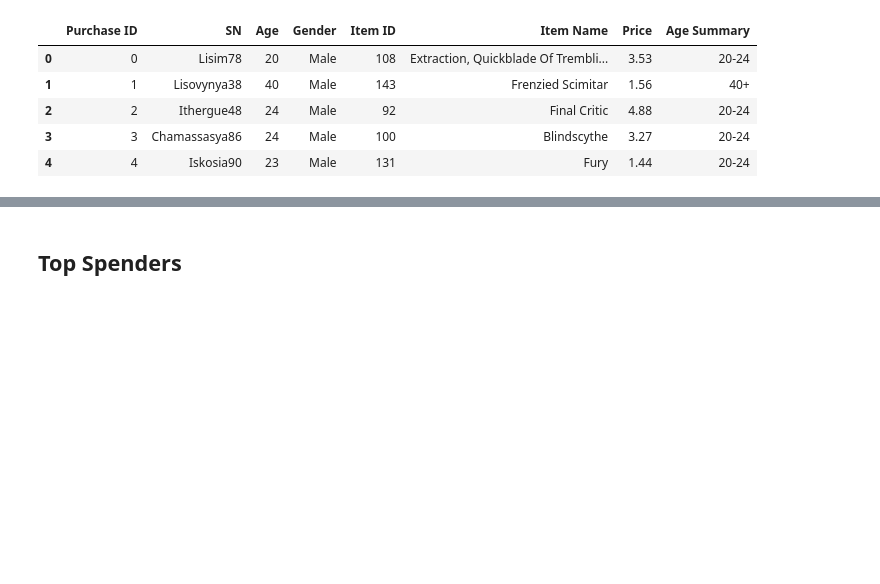
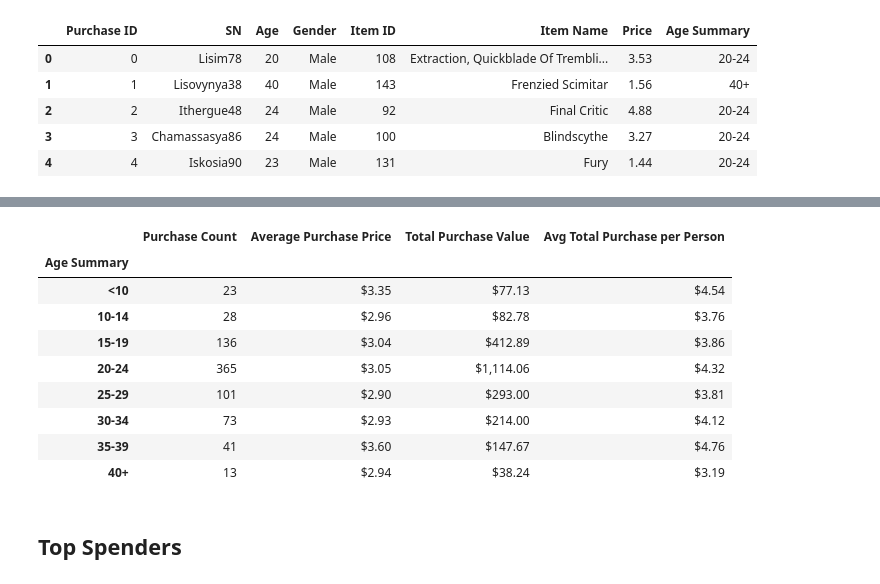
Before and after one commit to jennneth/pandas-challenge, a Jupyter notebook: HeroesofPymoli/HeroesOfPymoli_starter.ipynb, the cells around one changed output, grey strips where cells are left out. Cells and saved outputs as stored; diff of their text form; code cells hidden in the pictures; blank space fills up the shorter version.

Commit message:
Purchasing Analysis by Age group section complete

```diff
--- a/HeroesofPymoli/HeroesOfPymoli_starter.ipynb
+++ b/HeroesofPymoli/HeroesOfPymoli_starter.ipynb
@@ -418,3 +418,9 @@ purchase_data.head()
 | 2 | 2 | Ithergue48 | 24 | Male | 92 | Final Critic | 4.88 | 20-24 |
 | 3 | 3 | Chamassasya86 | 24 | Male | 100 | Blindscythe | 3.27 | 20-24 |
 | 4 | 4 | Iskosia90 | 23 | Male | 131 | Fury | 1.44 | 20-24 |
+# %%
+#Run basic calculations to obtain purchase count, avg. purchase price, avg. purchase total per person etc. in the table below
+
+purchase_age_group = purchase_data.groupby(["Age Summary"])
+purchase_count = purchase_age_group["Purchase ID"].count()
+purchase_count
@@ -420,0 +438,3 @@ purchase_data.head()
+# %%
+avg_purchase_price_age_group = purchase_age_group["Price"].mean()
+avg_purchase_price_age_group
@@ -420,0 +452,9 @@ purchase_data.head()
+# %%
+#this section uses the same logic as previous section calculating by gender, replacing age summary for gender
+grouped_age_summary__SN = purchase_data.groupby(["Age Summary", "SN"])
+grouped_age_summary__SN.count().head()
+grouped_age_summary_SN_total_by_person = pd.DataFrame(grouped_age_summary__SN["Price"].sum())
+grouped_age_summary_SN_total_by_person.head()
+
+gassn_avg_purchase_total = grouped_age_summary_SN_total_by_person.groupby(level="Age Summary").mean()
+gassn_avg_purchase_total
@@ -420,0 +472,4 @@ purchase_data.head()
+# %%
+#total purchase value per age group
+tot_purchase_price_age_group = purchase_age_group["Price"].sum()
+tot_purchase_price_age_group
@@ -421,3 +487,29 @@ purchase_data.head()
+# %%
+#Create a summary data frame to hold the results
+purchasing_analysis_age_df = pd.DataFrame({"Purchase Count": purchase_count,
+                                           "Average Purchase Price": avg_purchase_price_age_group,
+                                           "Total Purchase Value": tot_purchase_price_age_group
+                                        })
+purchasing_analysis_age_df["Avg Total Purchase per Person"]= gassn_avg_purchase_total
+
+#Optional: give the displayed data cleaner formatting
+purchasing_analysis_age_df["Average Purchase Price"] = purchasing_analysis_age_df["Average Purchase Price"].map("${:.2f}".format)
+purchasing_analysis_age_df["Total Purchase Value"] = purchasing_analysis_age_df["Total Purchase Value"].map("${:,.2f}".format)
+purchasing_analysis_age_df["Avg Total Purchase per Person"] = purchasing_analysis_age_df["Avg Total Purchase per Person"].map("${:.2f}".format)
+
+#Display the summary data frame
+purchasing_analysis_age_df
+# %% [output]
+|  | Purchase Count | Average Purchase Price | Total Purchase Value | Avg Total Purchase per Person |
+| Age Summary |  |  |  |  |
+| <10 | 23 | $3.35 | $77.13 | $4.54 |
+| 10-14 | 28 | $2.96 | $82.78 | $3.76 |
+| 15-19 | 136 | $3.04 | $412.89 | $3.86 |
+| 20-24 | 365 | $3.05 | $1,114.06 | $4.32 |
+| 25-29 | 101 | $2.90 | $293.00 | $3.81 |
+| 30-34 | 73 | $2.93 | $214.00 | $4.12 |
+| 35-39 | 41 | $3.60 | $147.67 | $4.76 |
+| 40+ | 13 | $2.94 | $38.24 | $3.19 |
 # %% [markdown]
 ## Top Spenders
 # %% [markdown]
```
Also changed, not shown: parts of 4 cells of this notebook.
